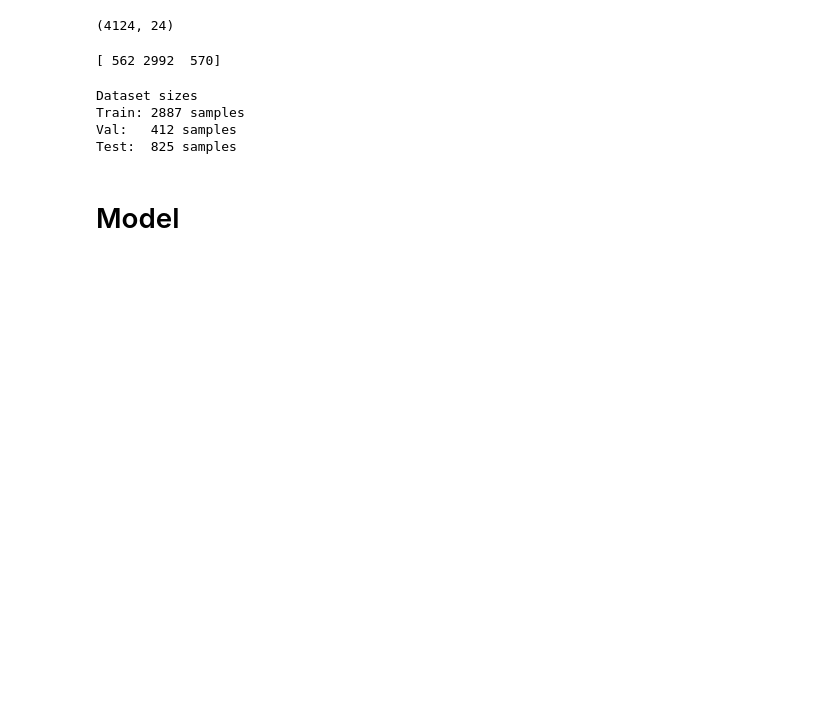
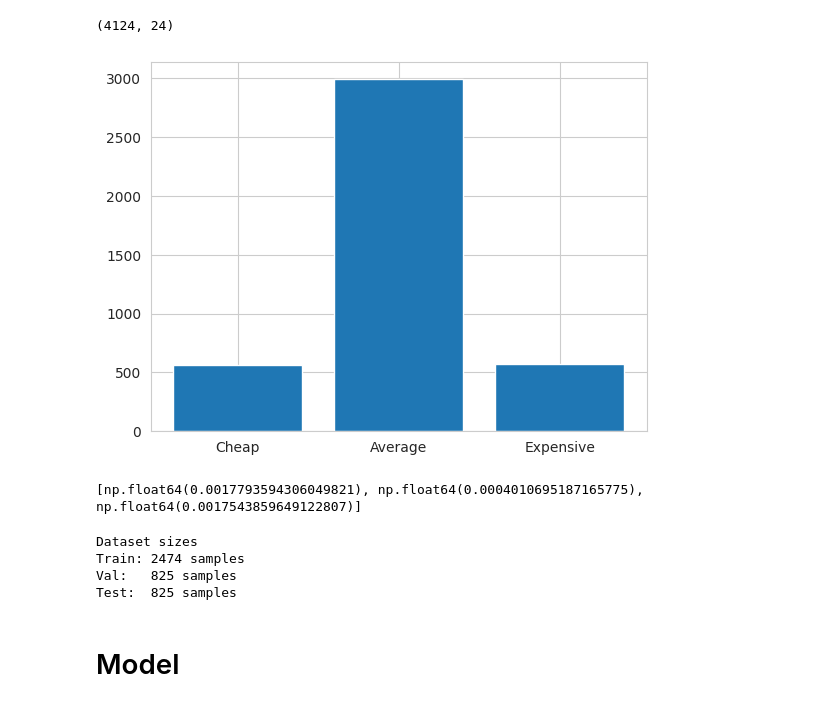
Before and after one commit to VisteK528/SztuczneSieciNeuronowe, a Jupyter notebook: mini_projekt_2/apartments_project.ipynb, the cells around one changed output. Cells and saved outputs as stored; diff of their text form; code cells hidden in the pictures; blank space fills up the shorter version.

```diff
--- a/mini_projekt_2/apartments_project.ipynb
+++ b/mini_projekt_2/apartments_project.ipynb
@@ -114,14 +117,18 @@ df.shape
+# %%
+plt.bar(["Cheap", "Average", "Expensive"], counts)
+plt.show()
+# %% [output]
+[figure, added]
 # %%
-class_counts = df['class'].to_numpy()
-unique, counts = np.unique(class_counts, return_counts=True)
-print(counts)
-weights = [1/x for x in counts]
+class_weights = [1 / x for x in counts]
+class_weights[1] *= 1.2
+print(class_weights)
 # %% [output]
-[ 562 2992  570]
+[np.float64(0.0017793594306049821), np.float64(0.0004010695187165775), np.float64(0.0017543859649122807)]
 # %%
 train_dataset_raw = df.sample(frac=0.8, random_state=200)
 df = df.drop(train_dataset_raw.index)
-val_dataset_raw = train_dataset_raw.sample(frac=0.125, random_state=200) # 10% of original dataset
+val_dataset_raw = train_dataset_raw.sample(frac=0.25, random_state=200) # 20% of original dataset
 train_dataset_raw = train_dataset_raw.drop(val_dataset_raw.index)
 
 test_dataset_raw = df
@@ -131,8 +138,8 @@ print(f"Val:   {len(val_dataset_raw)} samples")
 print(f"Test:  {len(test_dataset_raw)} samples")
 # %% [output]
 Dataset sizes
-Train: 2887 samples
-Val:   412 samples
+Train: 2474 samples
+Val:   825 samples
 Test:  825 samples
 # %%
 train_labels = train_dataset_raw['class'].to_numpy().astype(np.int64)
```
Also changed, not shown: parts of 20 cells of this notebook, 1 other file.
